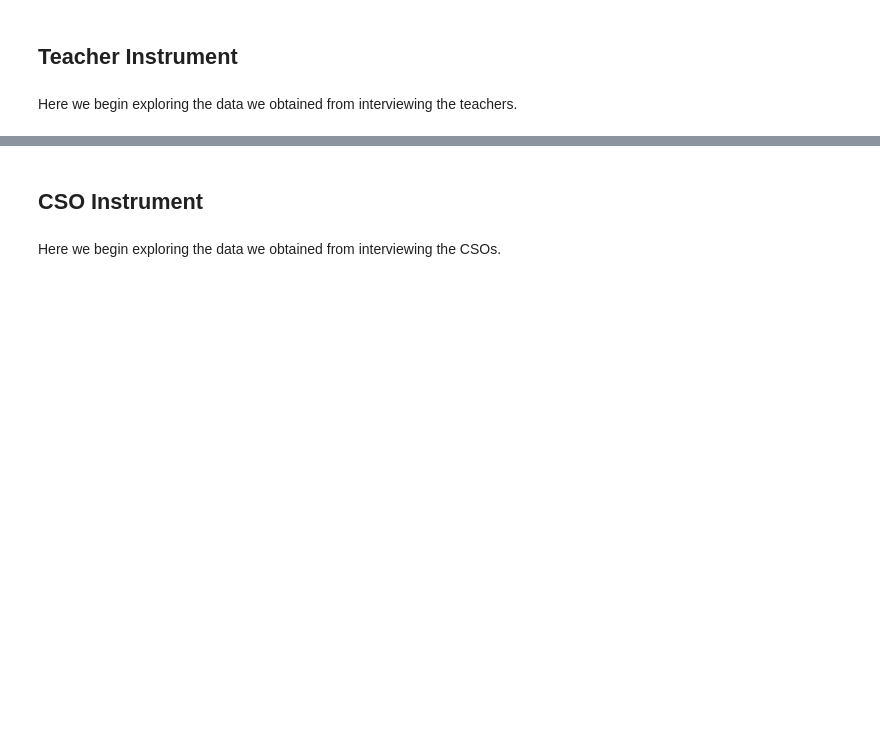
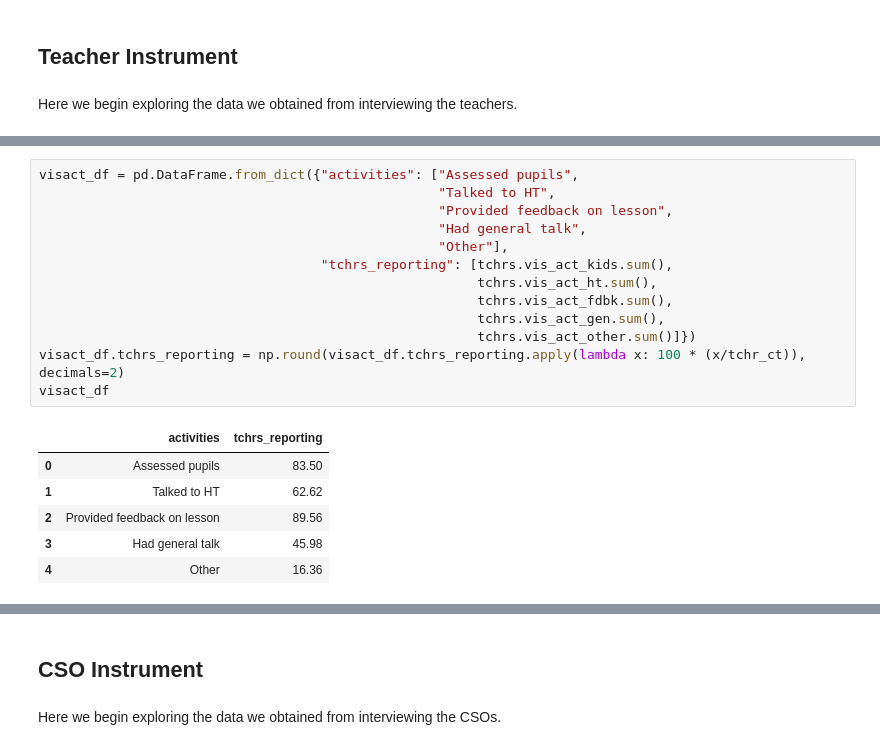
Before and after one commit to TSSlade/tusome-d4dm, a Jupyter notebook: tusome-d4dm exploration.ipynb, the cells around one changed output, grey strips where cells are left out. Cells and saved outputs as stored; diff of their text form; blank space fills up the shorter version.

```diff
--- a/tusome-d4dm exploration.ipynb
+++ b/tusome-d4dm exploration.ipynb
@@ -26,0 +60,20 @@ Here we begin exploring the data we obtained from interviewing the teachers.
+# %%
+visact_df = pd.DataFrame.from_dict({"activities": ["Assessed pupils",
+                                                   "Talked to HT",
+                                                   "Provided feedback on lesson",
+                                                   "Had general talk",
+                                                   "Other"],
+                                    "tchrs_reporting": [tchrs.vis_act_kids.sum(),
+                                                        tchrs.vis_act_ht.sum(),
+                                                        tchrs.vis_act_fdbk.sum(),
+                                                        tchrs.vis_act_gen.sum(),
+                                                        tchrs.vis_act_other.sum()]})
+visact_df.tchrs_reporting = np.round(visact_df.tchrs_reporting.apply(lambda x: 100 * (x/tchr_ct)), decimals=2)
+visact_df
+# %% [output]
+|  | activities | tchrs_reporting |
+| 0 | Assessed pupils | 83.50 |
+| 1 | Talked to HT | 62.62 |
+| 2 | Provided feedback on lesson | 89.56 |
+| 3 | Had general talk | 45.98 |
+| 4 | Other | 16.36 |
```
Also changed, not shown: parts of 18 cells of this notebook.
